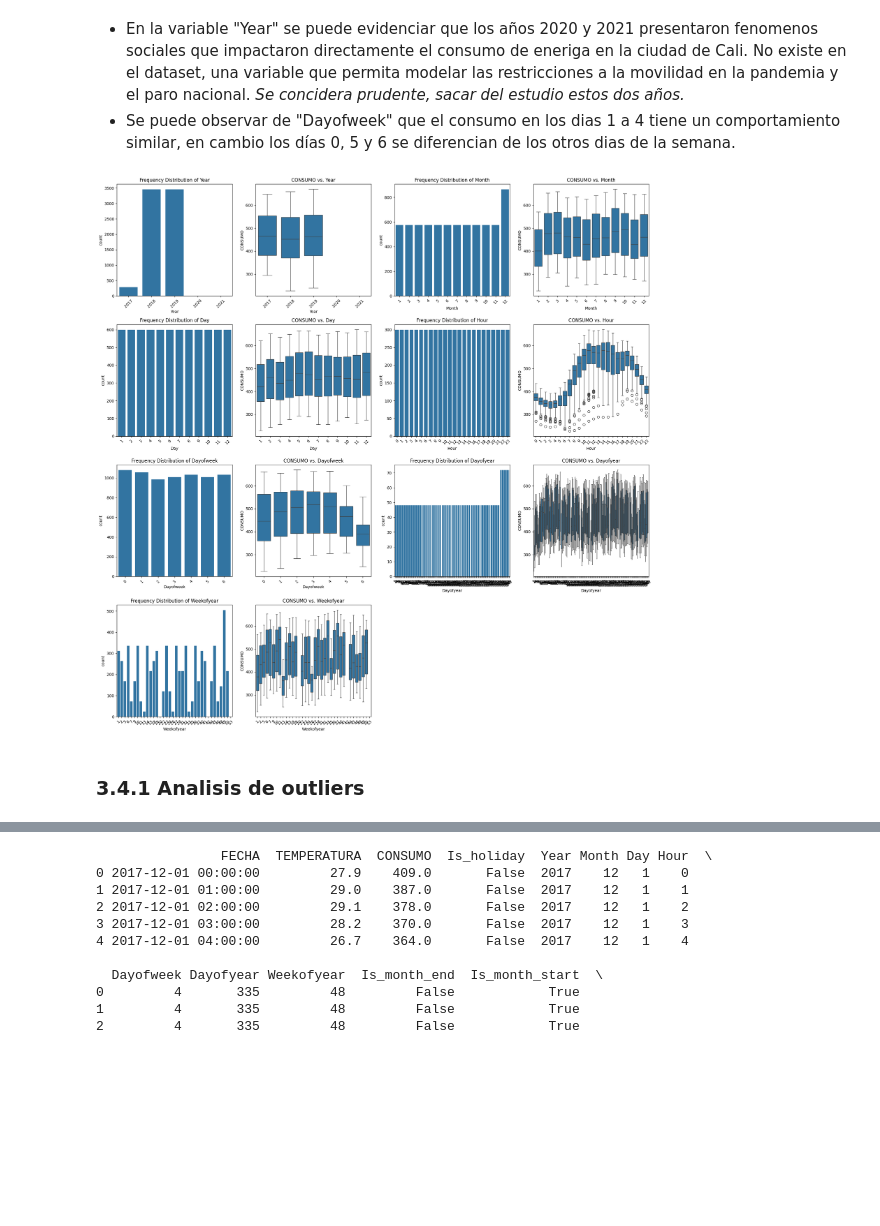
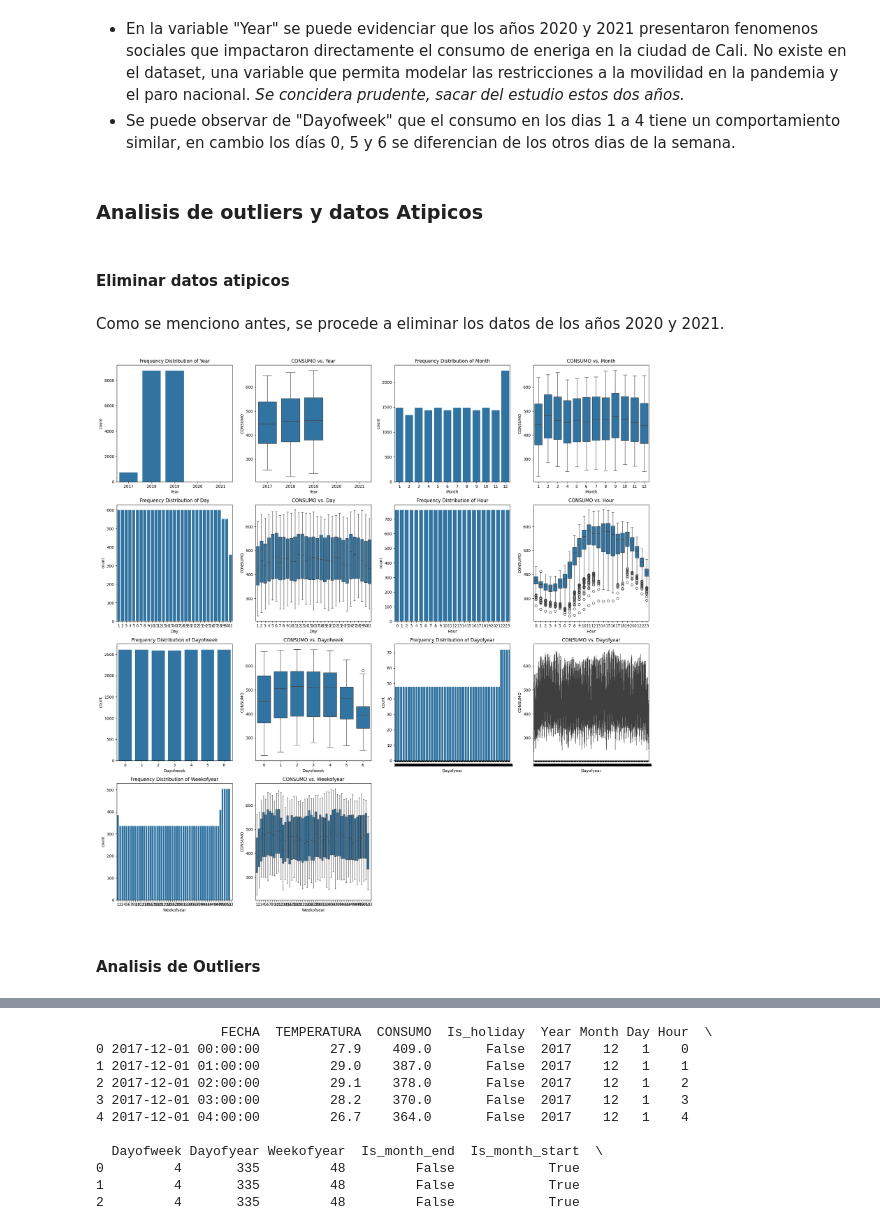
Before and after one commit to rchicangana/AnalisisDatosProyecto, a Jupyter notebook: ProyectoFinal.ipynb, the cells around one changed output, grey strips where cells are left out. Drawn from its saved outputs; the diff is of its cells as text; code cells hidden in the pictures; blank space fills up the shorter version.

```diff
--- a/ProyectoFinal.ipynb
+++ b/ProyectoFinal.ipynb
@@ -208,32 +210,36 @@ plt.show()
 # %% [markdown]
 - En la variable "Year" se puede evidenciar que los años 2020 y 2021 presentaron fenomenos sociales que impactaron directamente el consumo de eneriga en la ciudad de Cali. No existe en el dataset, una variable que permita modelar las restricciones a la movilidad en la pandemia y el paro nacional. *Se concidera prudente, sacar del estudio estos dos años.*
 - Se puede observar de "Dayofweek" que el consumo en los dias 1 a 4 tiene un comportamiento similar, en cambio los días 0, 5 y 6 se diferencian de los otros dias de la semana.
+# %% [markdown]
+### Analisis de outliers y datos Atipicos
+# %% [markdown]
+#### Eliminar datos atipicos
+# %% [markdown]
+Como se menciono antes, se procede a eliminar los datos de los años 2020 y 2021.
 # %%
 df = df.drop(df[(df['Year'] == 2020) | (df['Year'] == 2021)].index)
 df = df.reset_index(drop=True)
 
-num_cols = 4  # 4 columns per row
-num_rows = (len(categorical_cols) * 2 + num_cols - 1) // num_cols # Calculate the rows needed.
-fig, axes = plt.subplots(num_rows, num_cols, figsize=(20, 5 * num_rows))  # Adjust figsize as needed
-axes = axes.flatten()  # Flatten the 2D array of axes for easy iteration
+num_cols = 4
+num_rows = (len(categorical_cols) * 2 + num_cols - 1) // num_cols
+fig, axes = plt.subplots(num_rows, num_cols, figsize=(20, 5 * num_rows))
+axes = axes.flatten()
 
 for i, col in enumerate(categorical_cols):
     sns.countplot(x=col, data=df, ax=axes[i * 2])
     axes[i * 2].set_title(f'Frequency Distribution of {col}')
-    axes[i * 2].tick_params(axis='x', rotation=45)  # Rotate x-axis labels if needed
-
     sns.boxplot(x=col, y='CONSUMO', data=df, ax=axes[i * 2 + 1])
     axes[i * 2 + 1].set_title(f'CONSUMO vs. {col}')
-    axes[i * 2 + 1].tick_params(axis='x', rotation=45)  # Rotate x-axis labels if needed
+
 for j in range(len(categorical_cols) * 2, num_rows * num_cols):
     fig.delaxes(axes[j])
 
 plt.tight_layout()  # Adjust subplot parameters to give specified padding.
 plt.show()
 # %% [output]
-[figure, old version]
+[figure, new version]
 # %% [markdown]
-### 3.4.1  Analisis de outliers
+#### Analisis de Outliers
 # %%
 # Columnas numéricas
 numerical_cols = ['TEMPERATURA', 'CONSUMO']
```
Also changed, not shown: parts of 18 cells of this notebook.
